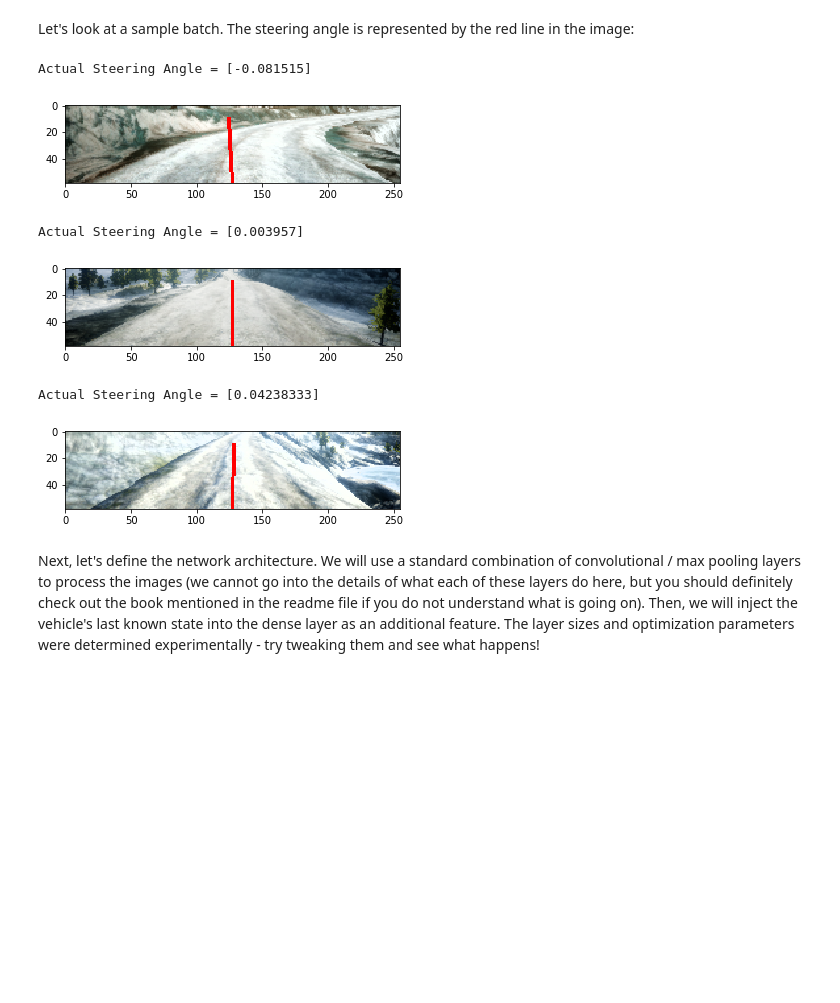
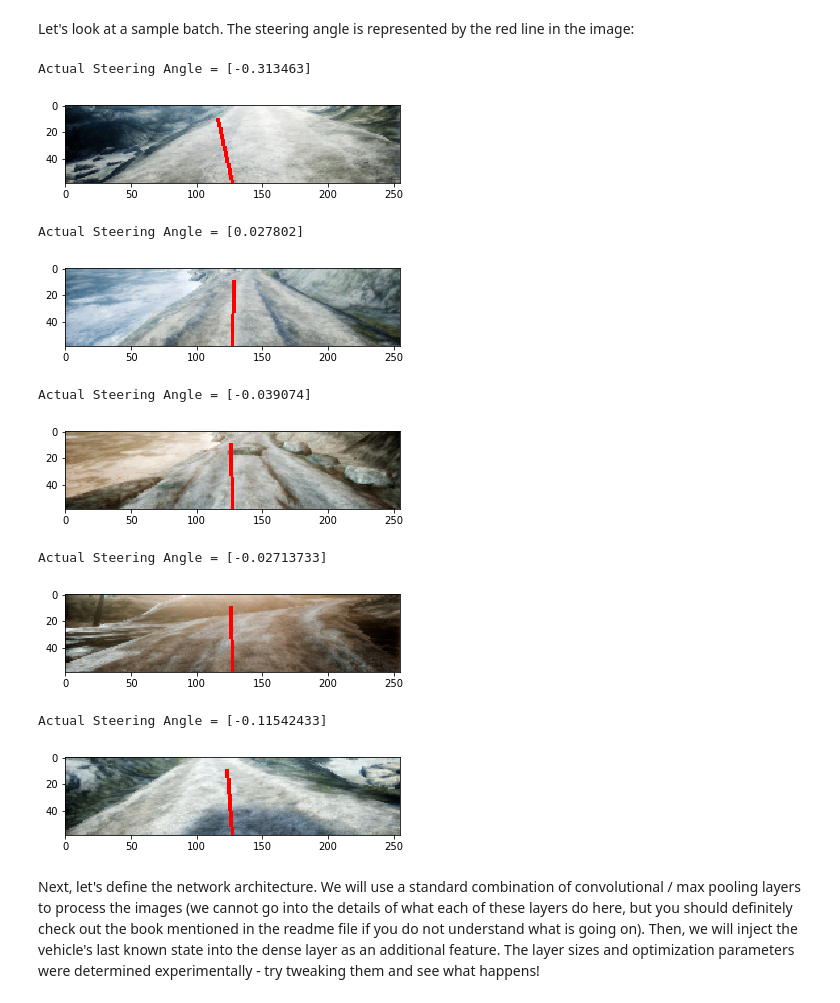
Before and after one commit to shin-eunsu/airsim, a Jupyter notebook: AirSimE2EDeepLearning/TrainModel.ipynb, the cells around one changed output. Saved outputs shown, nothing was run; the diff lists cells and outputs as text; code cells hidden in the pictures; blank space fills up the shorter version.

```diff
--- a/AirSimE2EDeepLearning/TrainModel.ipynb
+++ b/AirSimE2EDeepLearning/TrainModel.ipynb
@@ -67,49 +67,53 @@ Here, we will initialize the generator with the following parameters:
 > **Thought Exercise 1.1**
 Try playing around with these parameters to see if you can get better results.
 # %%
-data_generator = DriveDataGenerator(rescale=1./255., horizontal_flip=True, brighten_range=0.4)
+data_generator = DriveDataGenerator(rescale=1./255., horizontal_flip=True, brighten_range=0)
 train_generator = data_generator.flow\
-    (train_dataset['image'], train_dataset['previous_state'], train_dataset['label'], batch_size=batch_size, zero_drop_percentage=0.95, roi=[76,135,0,255])
+    (train_dataset['image'], train_dataset['previous_state'], train_dataset['label'], batch_size=batch_size, zero_drop_percentage=0.90, roi=[76,135,0,255])
 eval_generator = data_generator.flow\
-    (eval_dataset['image'], eval_dataset['previous_state'], eval_dataset['label'], batch_size=batch_size, zero_drop_percentage=0.95, roi=[76,135,0,255])
+    (eval_dataset['image'], eval_dataset['previous_state'], eval_dataset['label'], batch_size=batch_size, zero_drop_percentage=0.90, roi=[76,135,0,255])
 # %% [markdown]
 Let's look at a sample batch. The steering angle is represented by the red line in the image:
 # %%
 def draw_image_with_label(img, label, prediction=None):
     theta = label * 0.69 #Steering range for the car is +- 40 degrees -> 0.69 radians
     line_length = 50
     line_thickness = 3
     label_line_color = (255, 0, 0)
     prediction_line_color = (0, 0, 255)
     pil_image = image.array_to_img(img, K.image_data_format(), scale=True)
     print('Actual Steering Angle = {0}'.format(label))
     draw_image = pil_image.copy()
     image_draw = ImageDraw.Draw(draw_image)
     first_point = (int(img.shape[1]/2),img.shape[0])
     second_point = (int((img.shape[1]/2) + (line_length * math.sin(theta))), int(img.shape[0] - (line_length * math.cos(theta))))
     image_draw.line([first_point, second_point], fill=label_line_color, width=line_thickness)
 
     if (prediction is not None):
         print('Predicted Steering Angle = {0}'.format(prediction))
         print('L1 Error: {0}'.format(abs(prediction-label)))
         theta = prediction * 0.69
         second_point = (int((img.shape[1]/2) + (line_length * math.sin(theta))), int(img.shape[0] - (line_length * math.cos(theta))))
         image_draw.line([first_point, second_point], fill=prediction_line_color, width=line_thickness)
 
     del image_draw
     plt.imshow(draw_image)
     plt.show()
 
 [sample_batch_train_data, sample_batch_test_data] = next(train_generator)
-for i in range(0, 3, 1):
+for i in range(0, 5, 1):
     draw_image_with_label(sample_batch_train_data[0][i], sample_batch_test_data[i])
 # %% [output]
-Actual Steering Angle = [-0.081515]
+Actual Steering Angle = [-0.313463]
-[figure, old version]
+[figure, new version]
-Actual Steering Angle = [0.003957]
+Actual Steering Angle = [0.027802]
-[figure, old version]
+[figure, new version]
-Actual Steering Angle = [0.04238333]
+Actual Steering Angle = [-0.039074]
-[figure, old version]
+[figure, new version]
+Actual Steering Angle = [-0.02713733]
+[figure, added]
+Actual Steering Angle = [-0.11542433]
+[figure, added]
 # %% [markdown]
 Next, let's define the network architecture. We will use a standard combination of convolutional / max pooling layers to process the images (we cannot go into the details of what each of these layers do here, but you should definitely check out the book mentioned in the readme file if you do not understand what is going on). Then, we will inject the vehicle's last known state into the dense layer as an additional feature. The layer sizes and optimization parameters were determined experimentally - try tweaking them and see what happens!
 # %%
```
Also changed, not shown: parts of 4 cells of this notebook, 38 other files.
